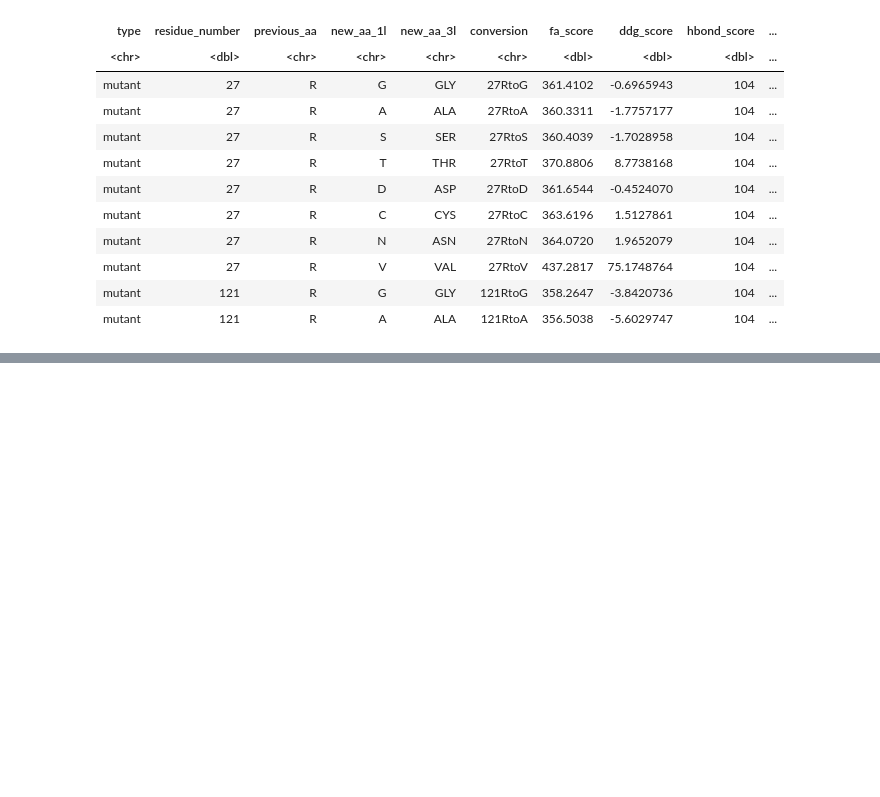
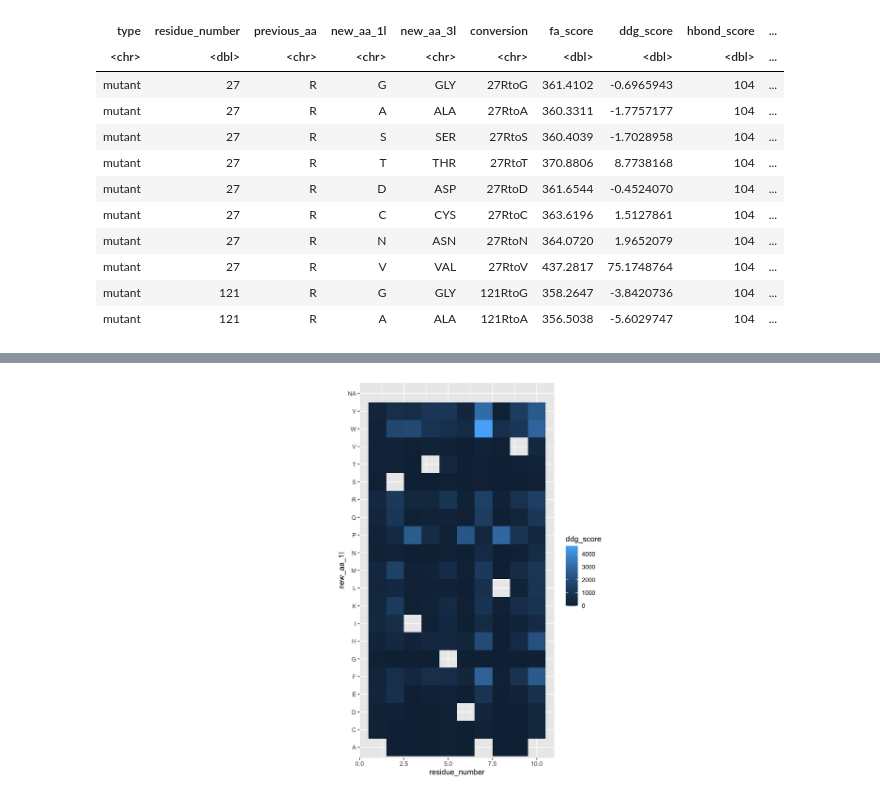
Before and after one commit to redradman/OneAAatATime, a Jupyter notebook: intein_analysis.ipynb, the cells around one changed output, grey strips where cells are left out. Cells and saved outputs as stored; diff of their text form; code cells hidden in the pictures; blank space fills up the shorter version.

```diff
--- a/intein_analysis.ipynb
+++ b/intein_analysis.ipynb
@@ -333,0 +348,6 @@ A tibble: 10 × 13
+# %%
+# options(repr.plot.width=15, repr.plot.height=8)
+ggplot((intein_short |> head(n = 191)), aes(x = residue_number, y = new_aa_1l, fill = ddg_score)) +
+  geom_tile() +
+  coord_fixed()
+# %% [output]
@@ -333,0 +356 @@ A tibble: 10 × 13
+[figure, added]
```
Also changed, not shown: parts of 5 cells of this notebook, 1 other file.
